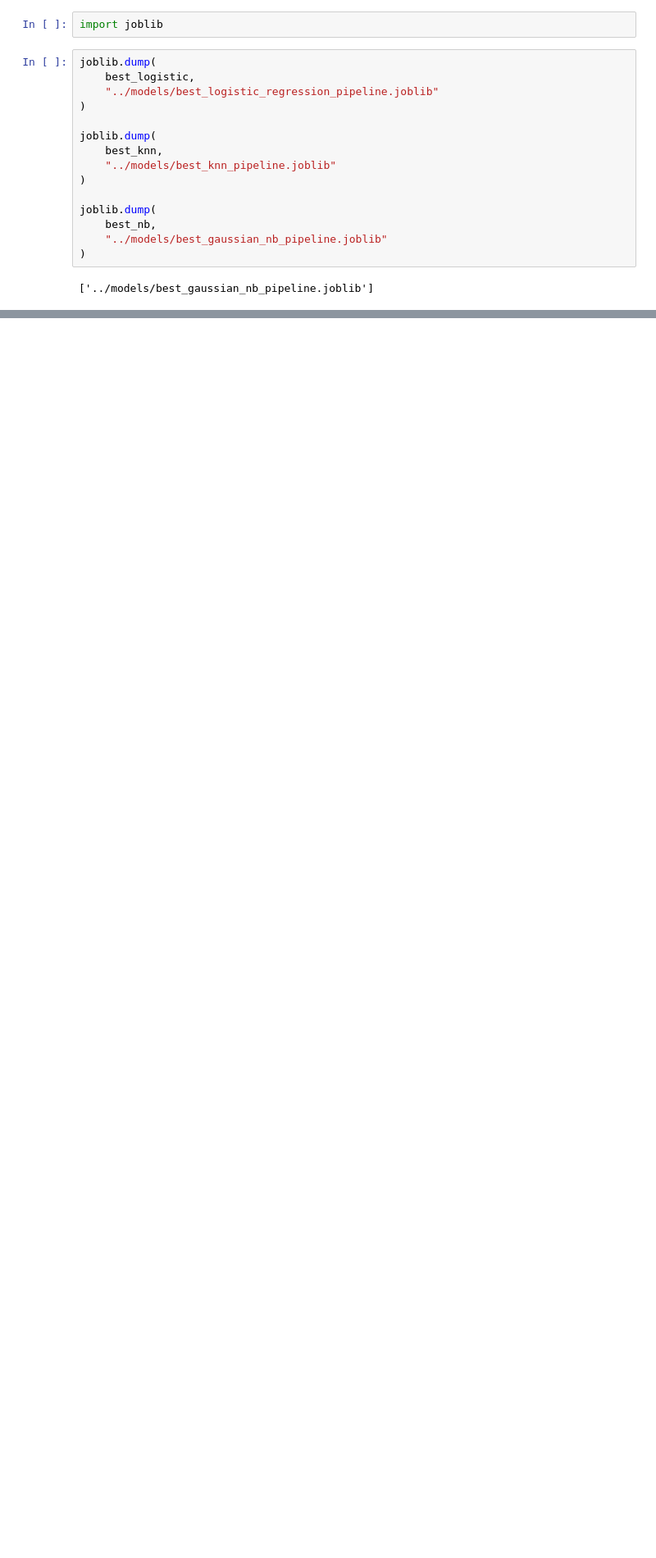
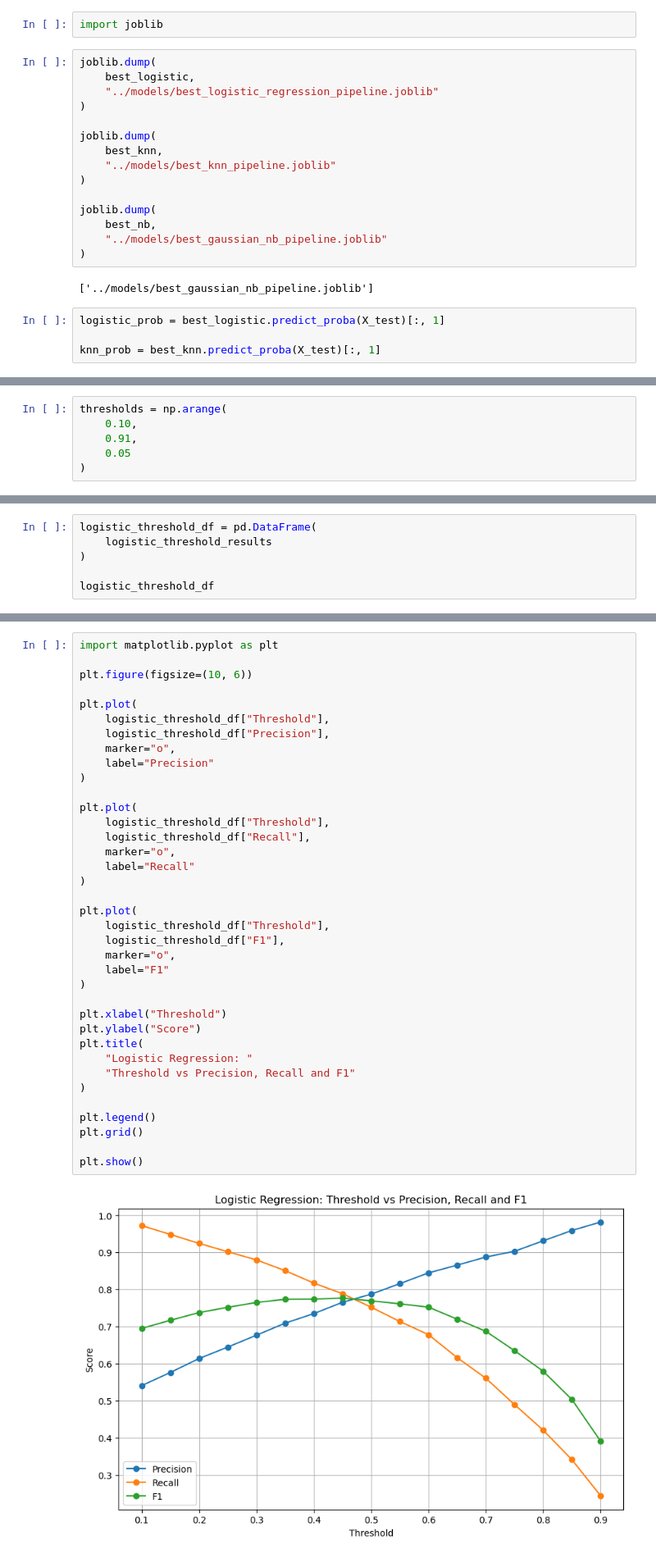
Before and after one commit to Manish-Kumar-05/Credit-Risk---Loan-Approval-Engine, a Jupyter notebook: notebooks/09_hyperparameter_tuning.ipynb, the cells around one changed output, grey strips where cells are left out. Shown at 82% size. Saved outputs shown, nothing was run; the diff lists cells and outputs as text; blank space fills up the shorter version.

```diff
--- a/notebooks/09_hyperparameter_tuning.ipynb
+++ b/notebooks/09_hyperparameter_tuning.ipynb
@@ -497,3 +497,7 @@ joblib.dump(
 )
 # %% [output]
 ['../models/best_gaussian_nb_pipeline.joblib']
+# %%
+logistic_prob = best_logistic.predict_proba(X_test)[:, 1]
+
+knn_prob = best_knn.predict_proba(X_test)[:, 1]
@@ -499,0 +510,6 @@ joblib.dump(
+# %%
+thresholds = np.arange(
+    0.10,
+    0.91,
+    0.05
+)
@@ -499,0 +546,6 @@ joblib.dump(
+# %%
+logistic_threshold_df = pd.DataFrame(
+    logistic_threshold_results
+)
+
+logistic_threshold_df
@@ -499,0 +654,39 @@ joblib.dump(
+# %%
+import matplotlib.pyplot as plt
+
+plt.figure(figsize=(10, 6))
+
+plt.plot(
+    logistic_threshold_df["Threshold"],
+    logistic_threshold_df["Precision"],
+    marker="o",
+    label="Precision"
+)
+
+plt.plot(
+    logistic_threshold_df["Threshold"],
+    logistic_threshold_df["Recall"],
+    marker="o",
+    label="Recall"
+)
+
+plt.plot(
+    logistic_threshold_df["Threshold"],
+    logistic_threshold_df["F1"],
+    marker="o",
+    label="F1"
+)
+
+plt.xlabel("Threshold")
+plt.ylabel("Score")
+plt.title(
+    "Logistic Regression: "
+    "Threshold vs Precision, Recall and F1"
+)
+
+plt.legend()
+plt.grid()
+
+plt.show()
+# %% [output]
+[figure, added]
```
Also changed, not shown: parts of 36 cells of this notebook, 1 other file.
